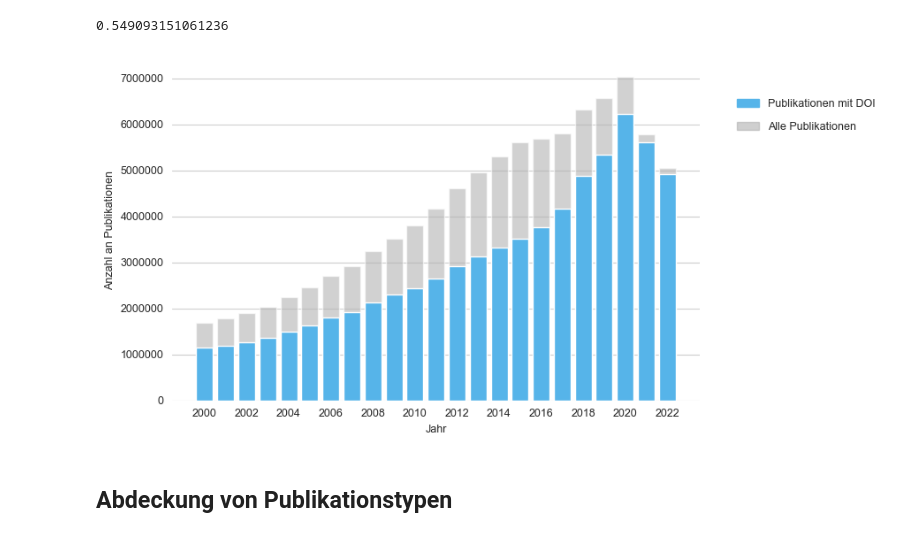
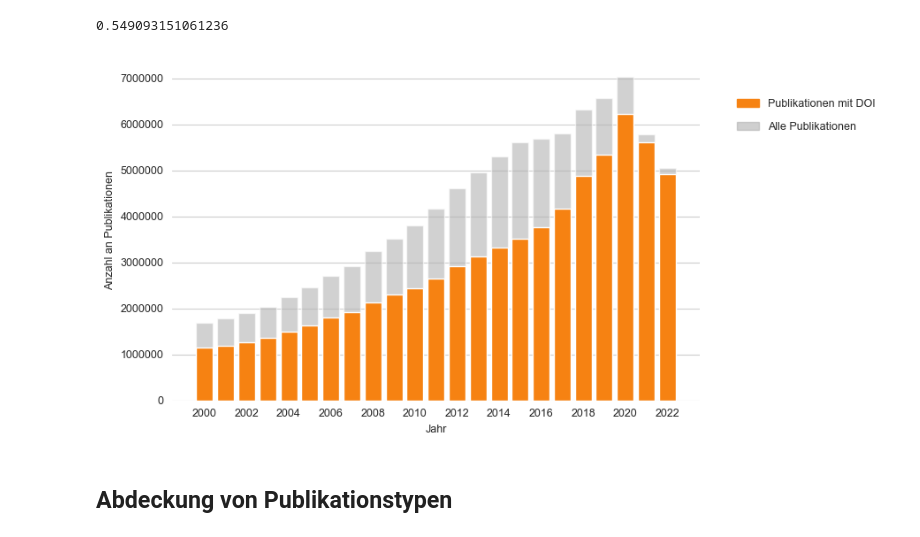
Before and after one commit to naustica/MA, a Jupyter notebook: Codebook.ipynb, the cells around one changed output. Drawn from its saved outputs; the diff is of its cells as text; code cells hidden in the pictures.

Commit message:
update wos figures

```diff
--- a/Codebook.ipynb
+++ b/Codebook.ipynb
@@ -68,36 +68,36 @@ plt.box(False)
 sns.barplot(data=df_doi_2000,
             x='year',
             y='number_of_publications',
             alpha=0.6,
             color='#b3b3b3a0',
             saturation=1,
             ci=None)
 
 sns.barplot(data=df_doi_2000,
             x='year',
             y='number_of_dois',
             alpha=1,
-            color='#56B4E9',
+            color='#f68212',
             saturation=1,
             ci=None)
 
 plt.locator_params(nbins=12, axis='x')
 ax.yaxis.set_major_formatter(mtick.FormatStrFormatter('%.0f'))
 
 ax.set(xlabel='Jahr', ylabel='Anzahl an Publikationen')
 
-doi_patch = mpatches.Patch(color='#56B4E9', label='Publikationen mit DOI')
+doi_patch = mpatches.Patch(color='#f68212', label='Publikationen mit DOI')
 not_doi_patch = mpatches.Patch(color='#b3b3b3a0', label='Alle Publikationen')
 
 lgd = fig.legend(handles=[doi_patch, not_doi_patch], frameon=False,
                  bbox_to_anchor=(1.28, 0.9), labelspacing=1.1)
 
 plt.tight_layout()
 
 plt.show()
 fig.savefig('media/doi.png', format='png', bbox_inches='tight', dpi=500)
 # %% [output]
-[figure, old version]
+[figure, new version]
 # %% [markdown]
 ## Abdeckung von Publikationstypen
 # %%
```
Also changed, not shown: parts of 4 cells of this notebook, 2 other files.
